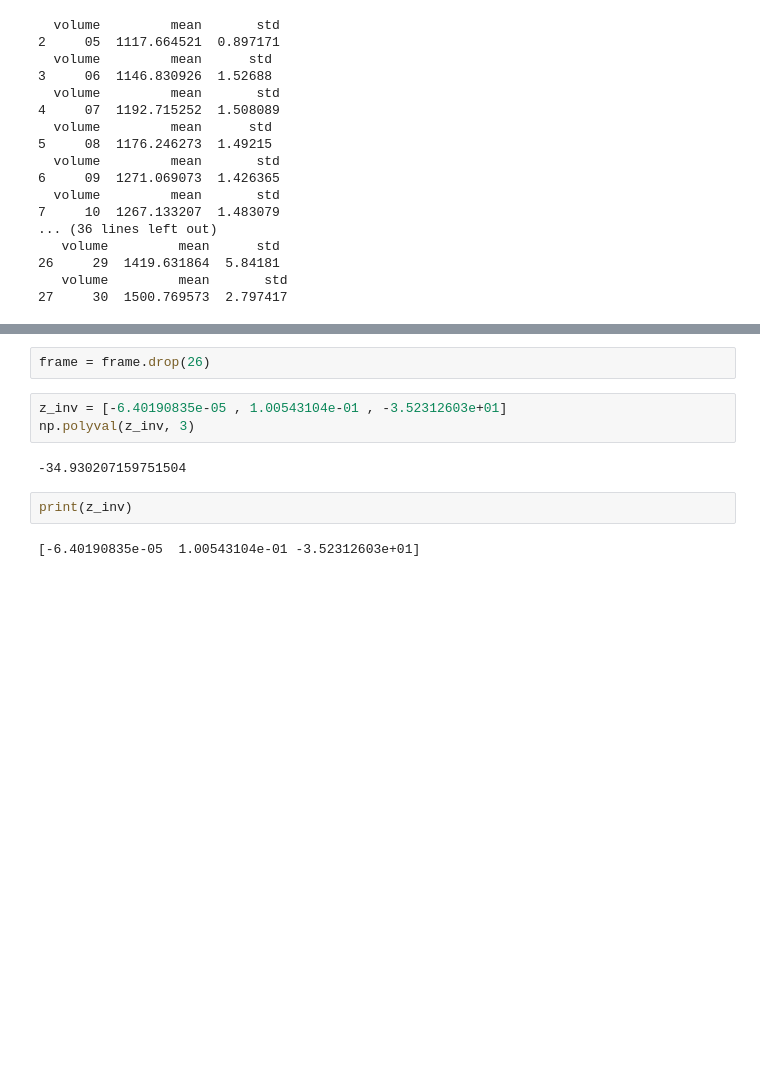
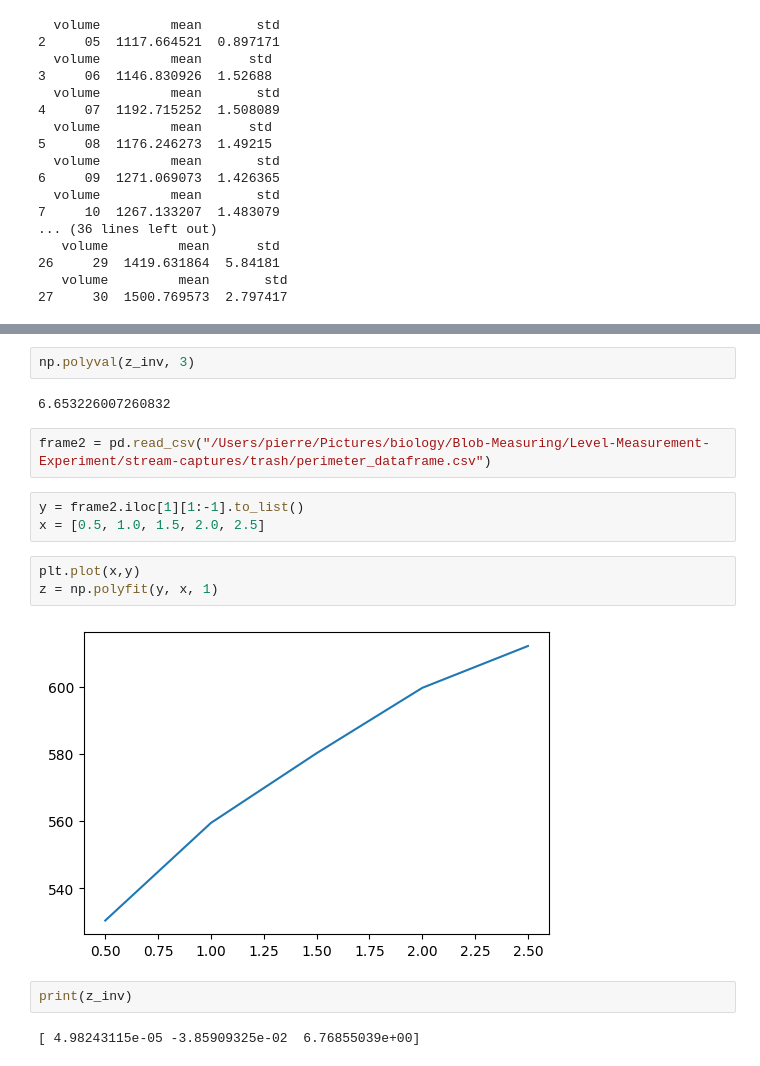
Before and after one commit to braingeneers/Blob-Measuring-with-Computer-Vision, a Jupyter notebook: Plotting-Data.ipynb, the cells around one changed output, grey strips where cells are left out. Saved outputs shown, nothing was run; the diff lists cells and outputs as text; blank space fills up the shorter version.

```diff
--- a/Plotting-Data.ipynb
+++ b/Plotting-Data.ipynb
@@ -167,11 +186,18 @@ y=21.194402x^2+86.600368x+(1116.178303)
-# %%
-frame = frame.drop(26)
 # %%
-z_inv = [-6.40190835e-05 , 1.00543104e-01 , -3.52312603e+01]
 np.polyval(z_inv, 3)
 # %% [output]
--34.930207159751504
+6.653226007260832
-# %%
-print(z_inv)
-# %% [output]
-[-6.40190835e-05  1.00543104e-01 -3.52312603e+01]
+# %%
+frame2 = pd.read_csv("/Users/pierre/Pictures/biology/Blob-Measuring/Level-Measurement-Experiment/stream-captures/trash/perimeter_dataframe.csv")
+# %%
+y = frame2.iloc[1][1:-1].to_list()
+x = [0.5, 1.0, 1.5, 2.0, 2.5]
+# %%
+plt.plot(x,y)
+z = np.polyfit(y, x, 1)
+# %% [output]
+[figure, added]
+# %%
+print(z_inv)
+# %% [output]
+[ 4.98243115e-05 -3.85909325e-02  6.76855039e+00]
```
Also changed, not shown: parts of 10 cells of this notebook, 8 other files.
